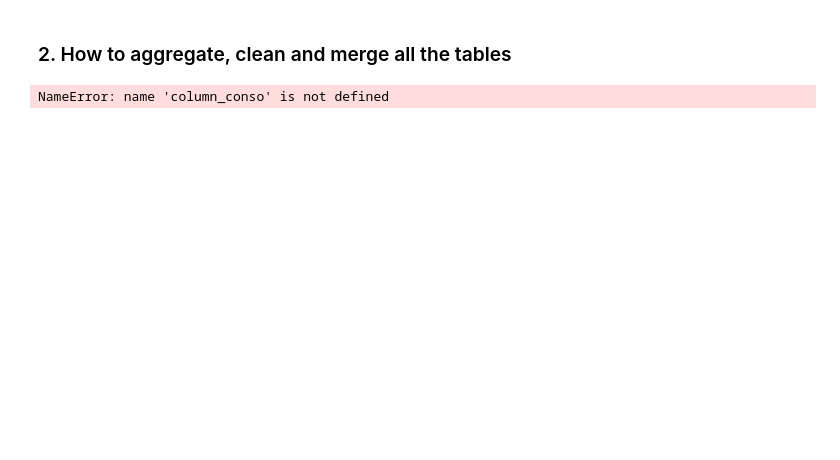
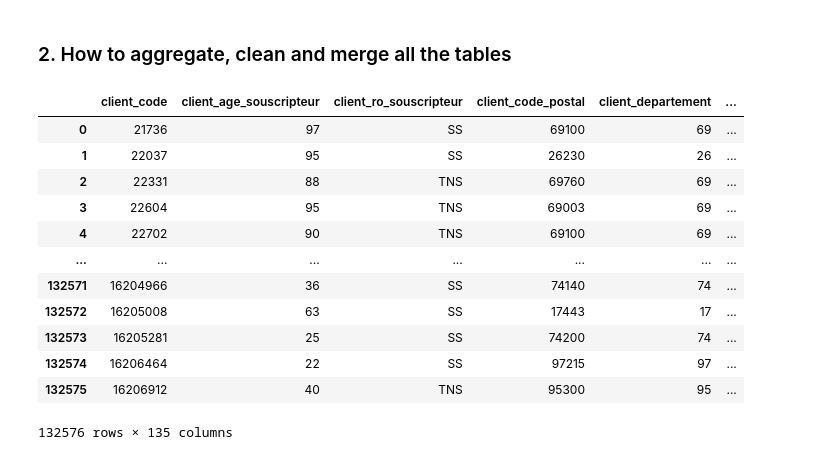
Before and after one commit to kellybourbon2/Alptis-churn-prediction, a Jupyter notebook: toy_example.ipynb, the cells around one changed output. Saved outputs shown, nothing was run; the diff lists cells and outputs as text; code cells hidden in the pictures; blank space fills up the shorter version.

```diff
--- a/toy_example.ipynb
+++ b/toy_example.ipynb
@@ -26,6 +40,18 @@ aggregate_interaction(df_interactions)
 # %% [markdown]
 ### 2. How to aggregate, clean and merge all the tables
 # %%
-df=create_clean_aggregated_dataset(df_consommations=df_consommations, df_impayes=df_impayes, df_reclamations=df_reclamations, df_portefeuille=df_portefeuille, df_interactions=df_interactions)
+create_clean_aggregated_dataset(df_consommations=df_consommations, df_impayes=df_impayes, df_reclamations=df_reclamations, df_portefeuille=df_portefeuille, df_interactions=df_interactions)
 # %% [output]
+|  | client_code | client_age_souscripteur | client_ro_souscripteur | client_code_postal | client_departement | ... |
+| 0 | 21736 | 97 | SS | 69100 | 69 | ... |
+| 1 | 22037 | 95 | SS | 26230 | 26 | ... |
+| 2 | 22331 | 88 | TNS | 69760 | 69 | ... |
+| 3 | 22604 | 95 | TNS | 69003 | 69 | ... |
+| 4 | 22702 | 90 | TNS | 69100 | 69 | ... |
+| ... | ... | ... | ... | ... | ... | ... |
+| 132571 | 16204966 | 36 | SS | 74140 | 74 | ... |
+| 132572 | 16205008 | 63 | SS | 17443 | 17 | ... |
+| 132573 | 16205281 | 25 | SS | 74200 | 74 | ... |
+| 132574 | 16206464 | 22 | SS | 97215 | 97 | ... |
+| 132575 | 16206912 | 40 | TNS | 95300 | 95 | ... |
-NameError: name 'column_conso' is not defined
+132576 rows × 135 columns
```
Also changed, not shown: parts of 2 cells of this notebook, 5 other files.
